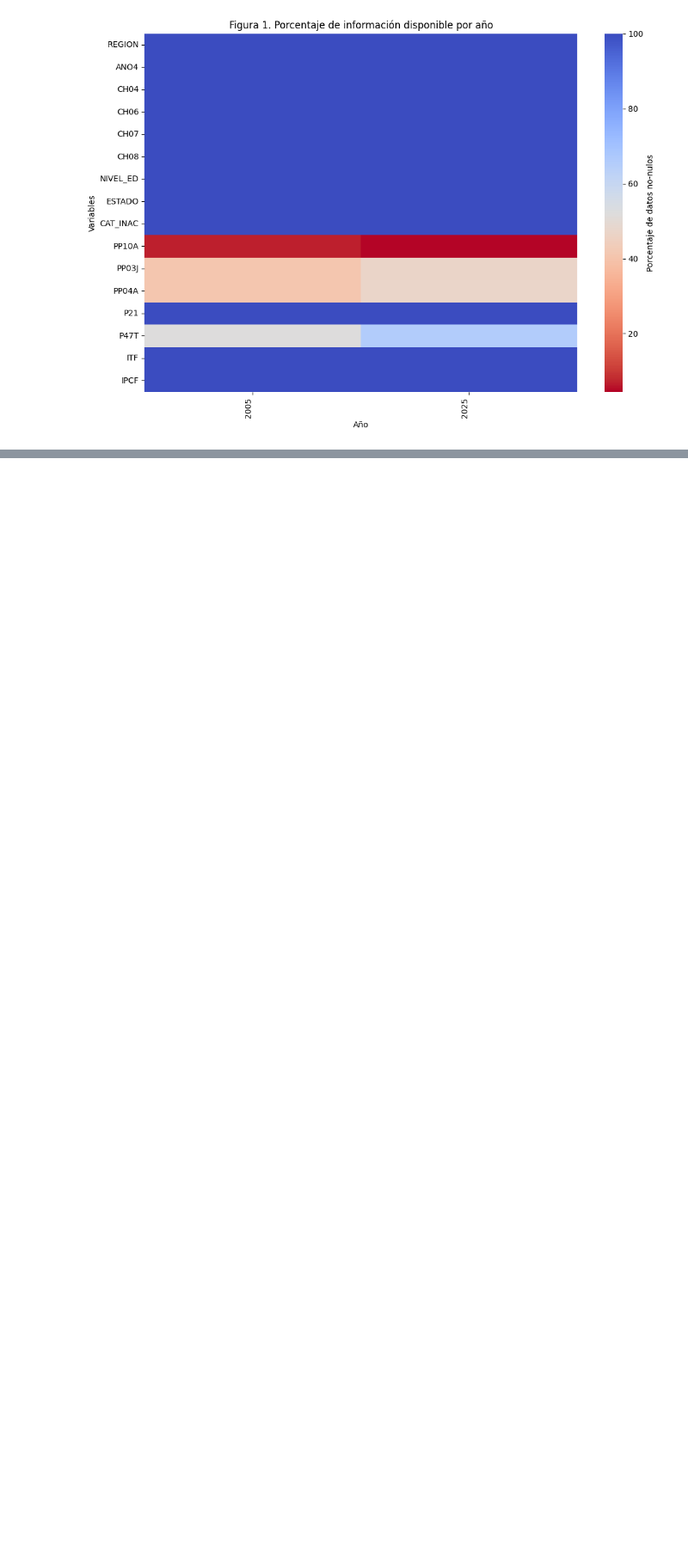
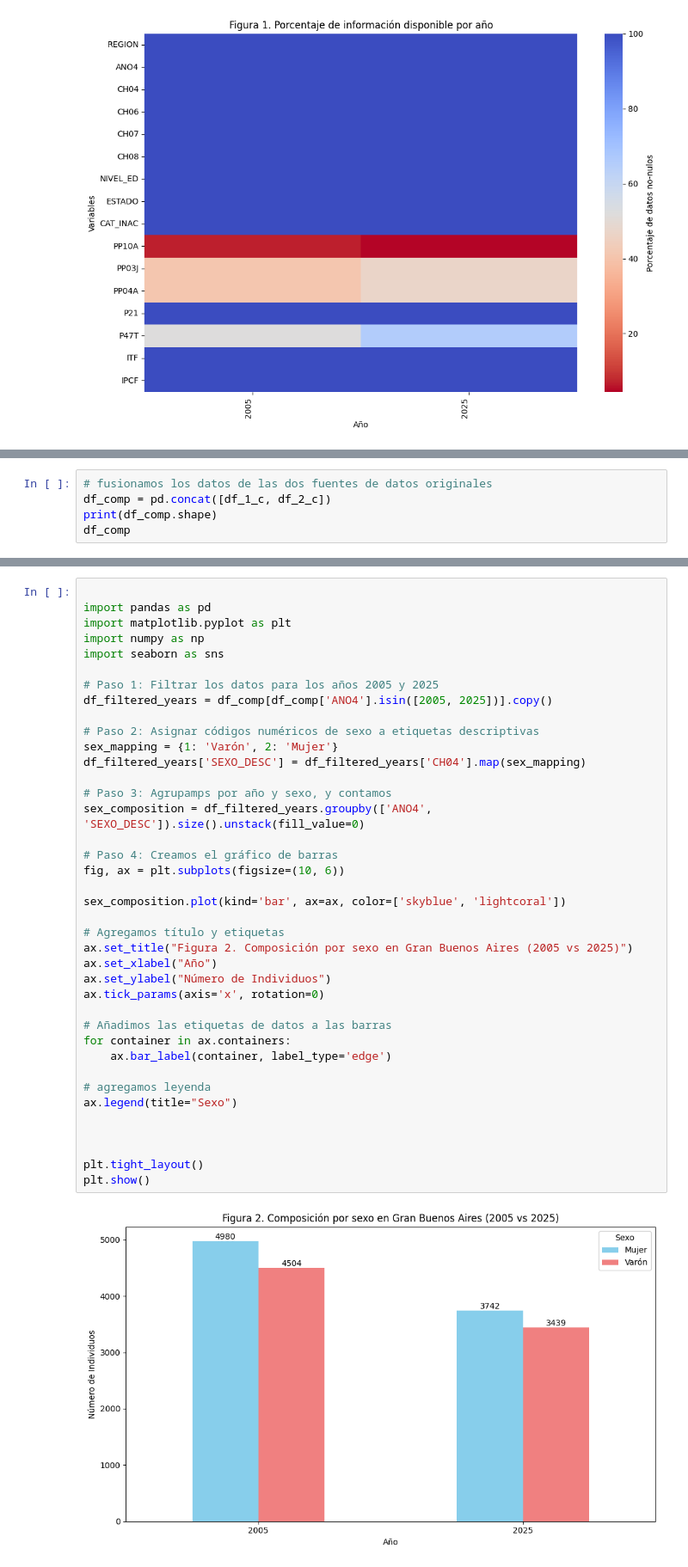
Before and after one commit to davidjjj14082000-png/BigDataUBA-Grupo-1, a Jupyter notebook: TP2/tp_2_pate_1_ej_2_a_b(completado).ipynb, the cells around one changed output, grey strips where cells are left out. Shown at 86% size. Saved outputs shown, nothing was run; the diff lists cells and outputs as text; blank space fills up the shorter version.

```diff
--- a/TP2/tp_2_pate_1_ej_2_a_b(completado).ipynb
+++ b/TP2/tp_2_pate_1_ej_2_a_b(completado).ipynb
@@ -264,0 +269,5 @@ plt.show()
+# %%
+# fusionamos los datos de las dos fuentes de datos originales
+df_comp = pd.concat([df_1_c, df_2_c])
+print(df_comp.shape)
+df_comp
@@ -264,0 +289,41 @@ plt.show()
+# %%
+
+import pandas as pd
+import matplotlib.pyplot as plt
+import numpy as np
+import seaborn as sns
+
+# Paso 1: Filtrar los datos para los años 2005 y 2025
+df_filtered_years = df_comp[df_comp['ANO4'].isin([2005, 2025])].copy()
+
+# Paso 2: Asignar códigos numéricos de sexo a etiquetas descriptivas
+sex_mapping = {1: 'Varón', 2: 'Mujer'}
+df_filtered_years['SEXO_DESC'] = df_filtered_years['CH04'].map(sex_mapping)
+
+# Paso 3: Agrupamps por año y sexo, y contamos
+sex_composition = df_filtered_years.groupby(['ANO4', 'SEXO_DESC']).size().unstack(fill_value=0)
+
+# Paso 4: Creamos el gráfico de barras
+fig, ax = plt.subplots(figsize=(10, 6))
+
+sex_composition.plot(kind='bar', ax=ax, color=['skyblue', 'lightcoral'])
+
+# Agregamos título y etiquetas
+ax.set_title("Figura 2. Composición por sexo en Gran Buenos Aires (2005 vs 2025)")
+ax.set_xlabel("Año")
+ax.set_ylabel("Número de Individuos")
+ax.tick_params(axis='x', rotation=0)
+
+# Añadimos las etiquetas de datos a las barras
+for container in ax.containers:
+    ax.bar_label(container, label_type='edge')
+
+# agregamos leyenda
+ax.legend(title="Sexo")
+
+
+
+plt.tight_layout()
+plt.show()
+# %% [output]
+[figure, added]
```
Also changed, not shown: parts of 5 cells of this notebook.
